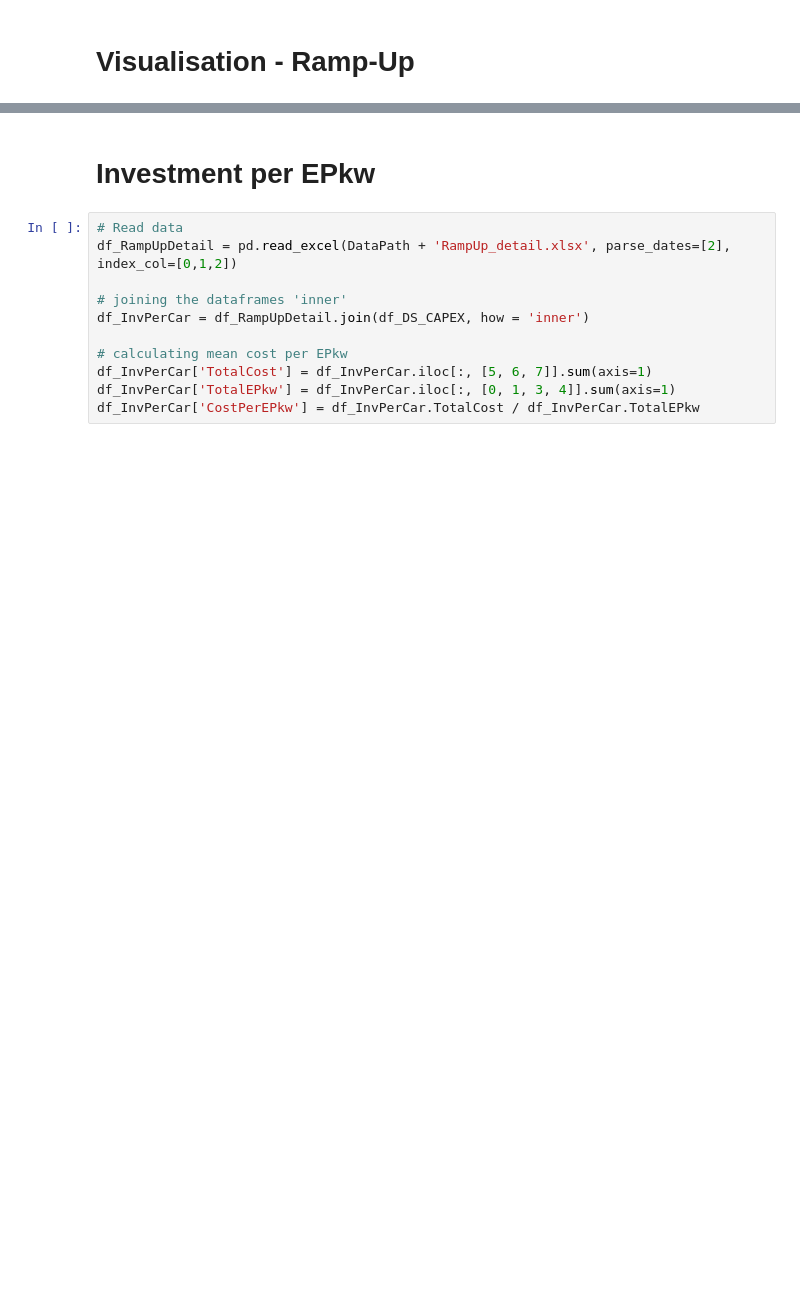
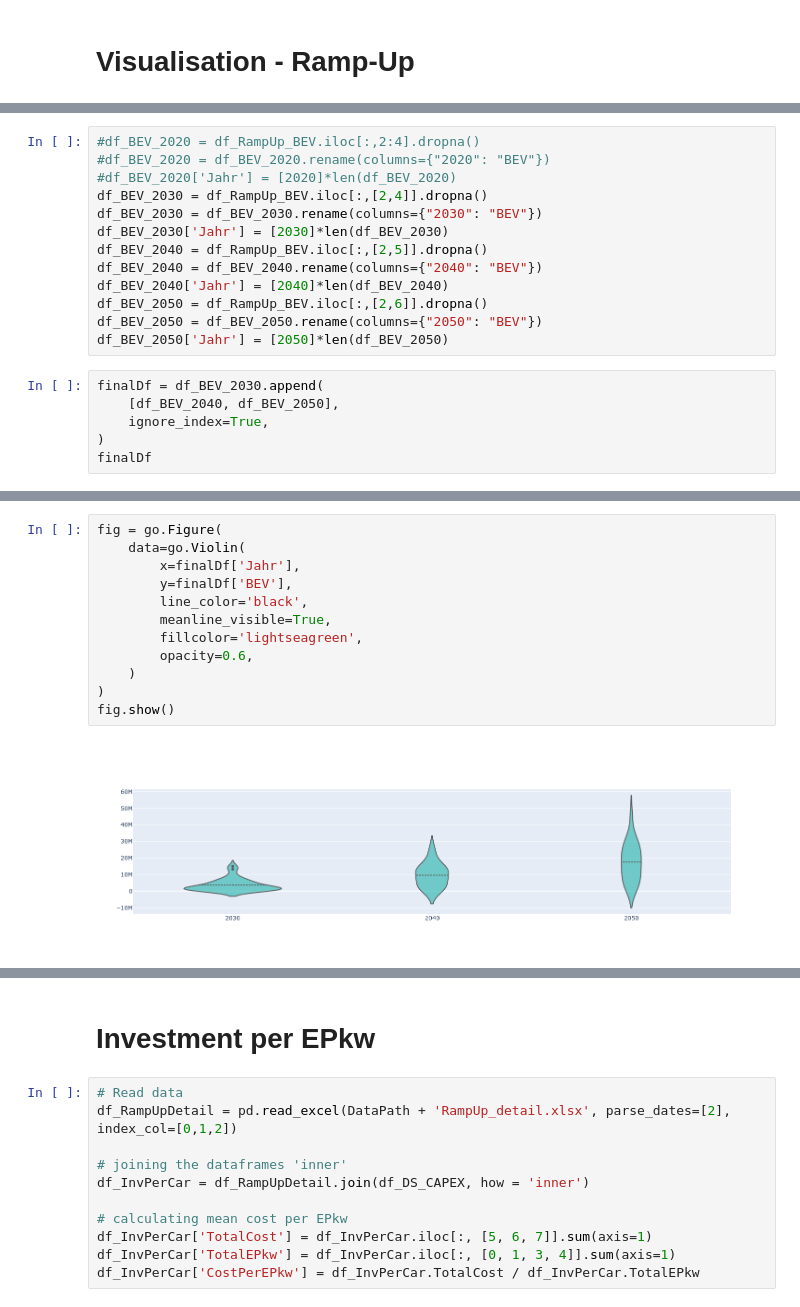
Before and after one commit to pablogallardoruiz/vis-recherche, a Jupyter notebook: python/vis_studyData.ipynb, the cells around one changed output, grey strips where cells are left out. Drawn from its saved outputs; the diff is of its cells as text; blank space fills up the shorter version.

```diff
--- a/python/vis_studyData.ipynb
+++ b/python/vis_studyData.ipynb
@@ -245,0 +394,19 @@ fig.show()
+# %%
+#df_BEV_2020 = df_RampUp_BEV.iloc[:,2:4].dropna()
+#df_BEV_2020 = df_BEV_2020.rename(columns={"2020": "BEV"})
+#df_BEV_2020['Jahr'] = [2020]*len(df_BEV_2020)
+df_BEV_2030 = df_RampUp_BEV.iloc[:,[2,4]].dropna()
+df_BEV_2030 = df_BEV_2030.rename(columns={"2030": "BEV"})
+df_BEV_2030['Jahr'] = [2030]*len(df_BEV_2030)
+df_BEV_2040 = df_RampUp_BEV.iloc[:,[2,5]].dropna()
+df_BEV_2040 = df_BEV_2040.rename(columns={"2040": "BEV"})
+df_BEV_2040['Jahr'] = [2040]*len(df_BEV_2040)
+df_BEV_2050 = df_RampUp_BEV.iloc[:,[2,6]].dropna()
+df_BEV_2050 = df_BEV_2050.rename(columns={"2050": "BEV"})
+df_BEV_2050['Jahr'] = [2050]*len(df_BEV_2050)
+# %%
+finalDf = df_BEV_2030.append(
+    [df_BEV_2040, df_BEV_2050],
+    ignore_index=True,
+)
+finalDf
@@ -245,0 +427,14 @@ fig.show()
+# %%
+fig = go.Figure(
+    data=go.Violin(
+        x=finalDf['Jahr'],
+        y=finalDf['BEV'],
+        line_color='black',
+        meanline_visible=True,
+        fillcolor='lightseagreen',
+        opacity=0.6,
+    )
+)
+fig.show()
+# %% [output]
+[figure, added]
```
Also changed, not shown: parts of 15 cells of this notebook.
